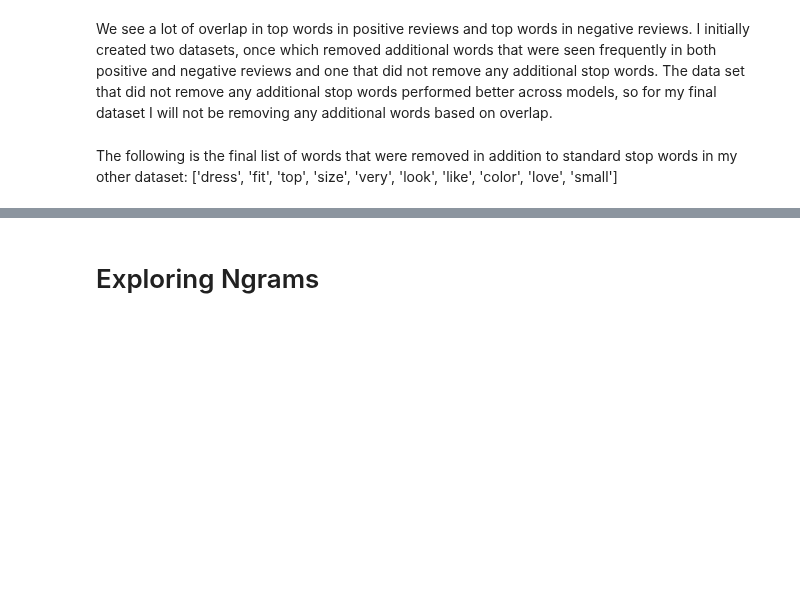
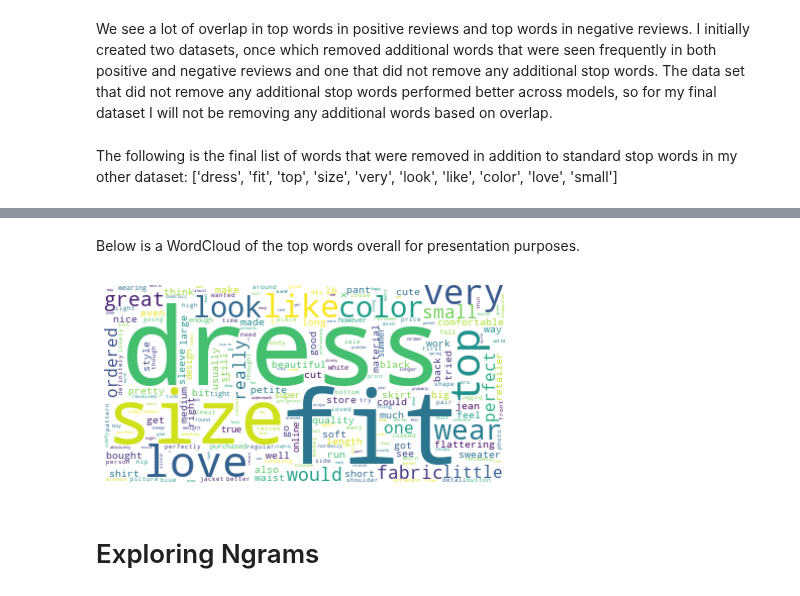
Before and after one commit to jlc0512/Utilizing-E-Commerce-Reviews-to-Predict-Comment-Sentiments, a Jupyter notebook: final_data_prep.ipynb, the cells around one changed output, grey strips where cells are left out. Saved outputs shown, nothing was run; the diff lists cells and outputs as text; code cells hidden in the pictures; blank space fills up the shorter version.

Commit message:
created wordcloud

```diff
--- a/final_data_prep.ipynb
+++ b/final_data_prep.ipynb
@@ -708,3 +729,24 @@ The following is the final list of words that were removed in addition to standa
+# %% [markdown]
+Below is a WordCloud of the top words overall for presentation purposes.
+# %%
+all_words = df['String']
+text=" ".join(row for row in all_words)
+word_freq = {}
+for i in text.split():
+    if i in word_freq:
+        word_freq[i] += 1
+    else:
+        word_freq[i] = 1
+all_wc = WordCloud(background_color="white", max_words=2000,
+              contour_width=3, contour_color='steelblue').generate_from_frequencies(word_freq)
+plt.imshow(all_wc, interpolation='bilinear')
+plt.axis("off")
+plt.tight_layout()
+plt.show()
+
+all_wc.to_file("./images/wordcloud.png");
+# %% [output]
+[figure, added]
 # %% [markdown]
 # Exploring Ngrams
 # %% [markdown]
```
Also changed, not shown: parts of 9 cells of this notebook, 1 other file.
